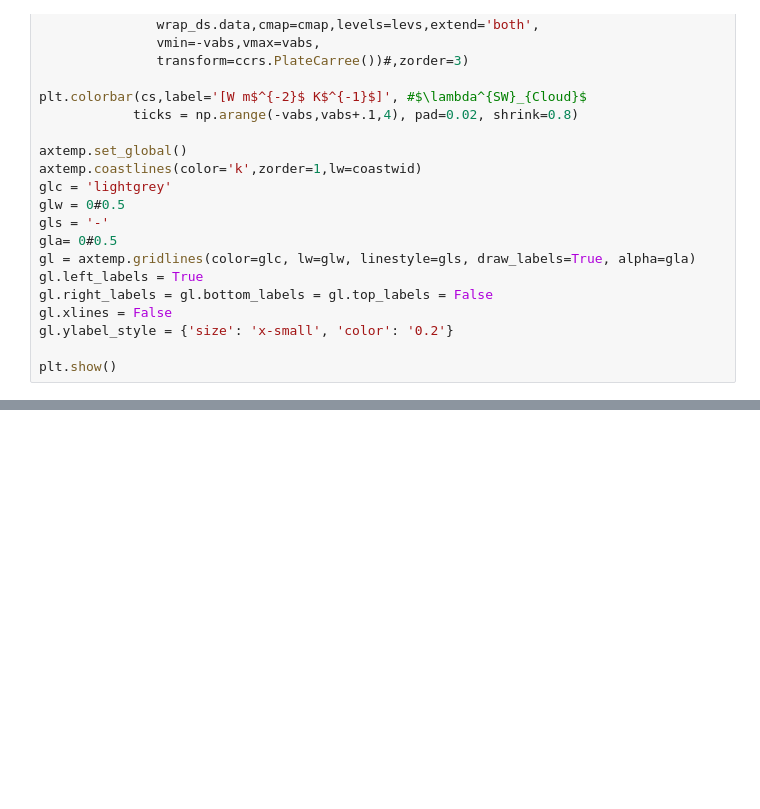
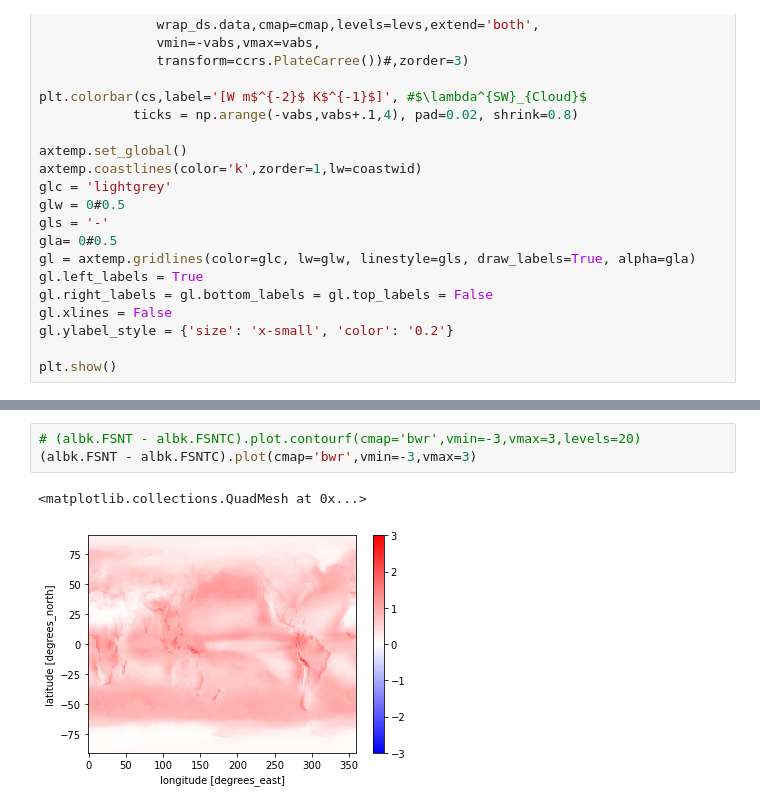
Before and after one commit to vtcooper/cam5-kernels, a Jupyter notebook: allkernel.ipynb, the cells around one changed output, grey strips where cells are left out. Saved outputs shown, nothing was run; the diff lists cells and outputs as text; blank space fills up the shorter version.

```diff
--- a/allkernel.ipynb
+++ b/allkernel.ipynb
@@ -1338,0 +1357,6 @@ plt.show()
+# %%
+# (albk.FSNT - albk.FSNTC).plot.contourf(cmap='bwr',vmin=-3,vmax=3,levels=20)
+(albk.FSNT - albk.FSNTC).plot(cmap='bwr',vmin=-3,vmax=3)
+# %% [output]
+<matplotlib.collections.QuadMesh at 0x...>
+[figure, added]
```
Also changed, not shown: parts of 14 cells of this notebook, 1 other file.
